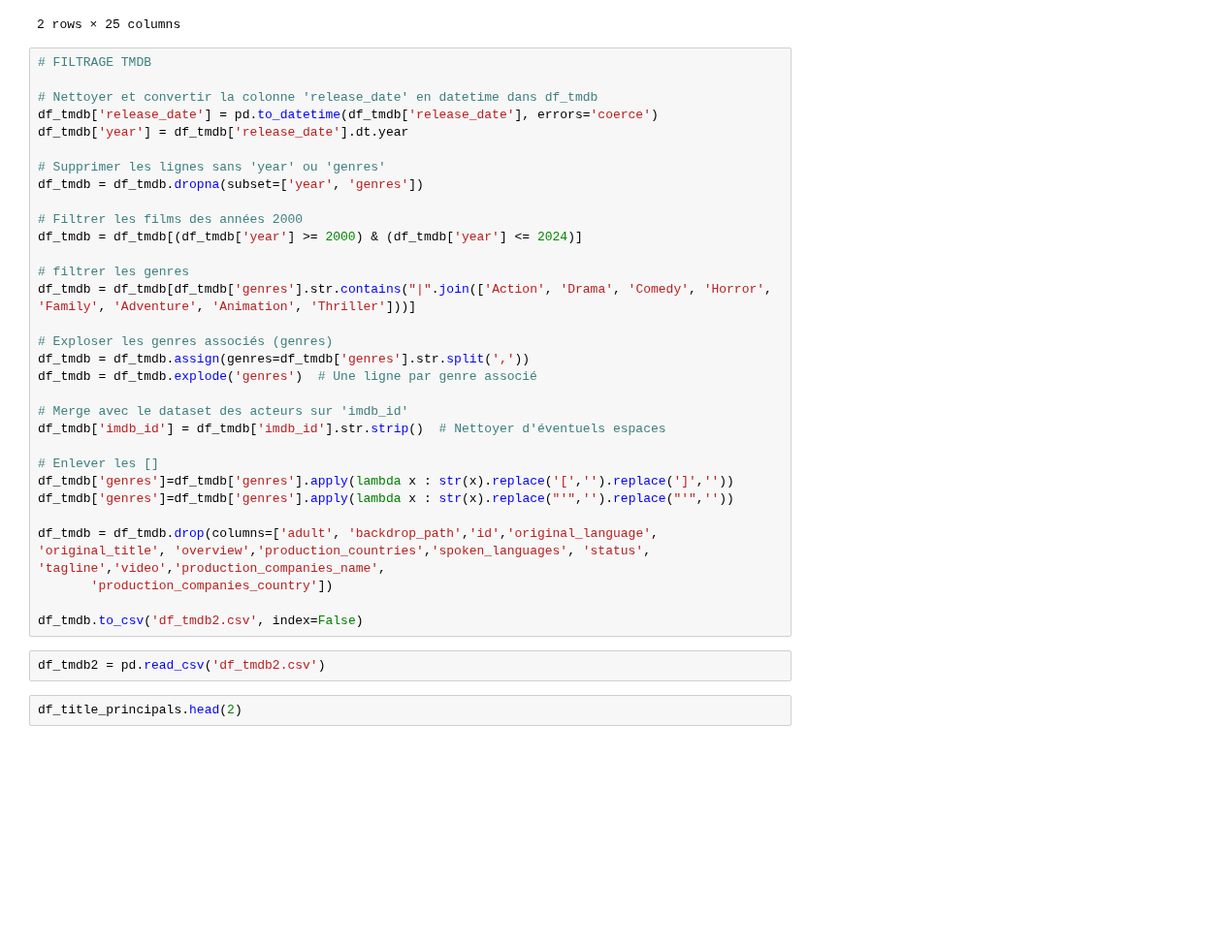
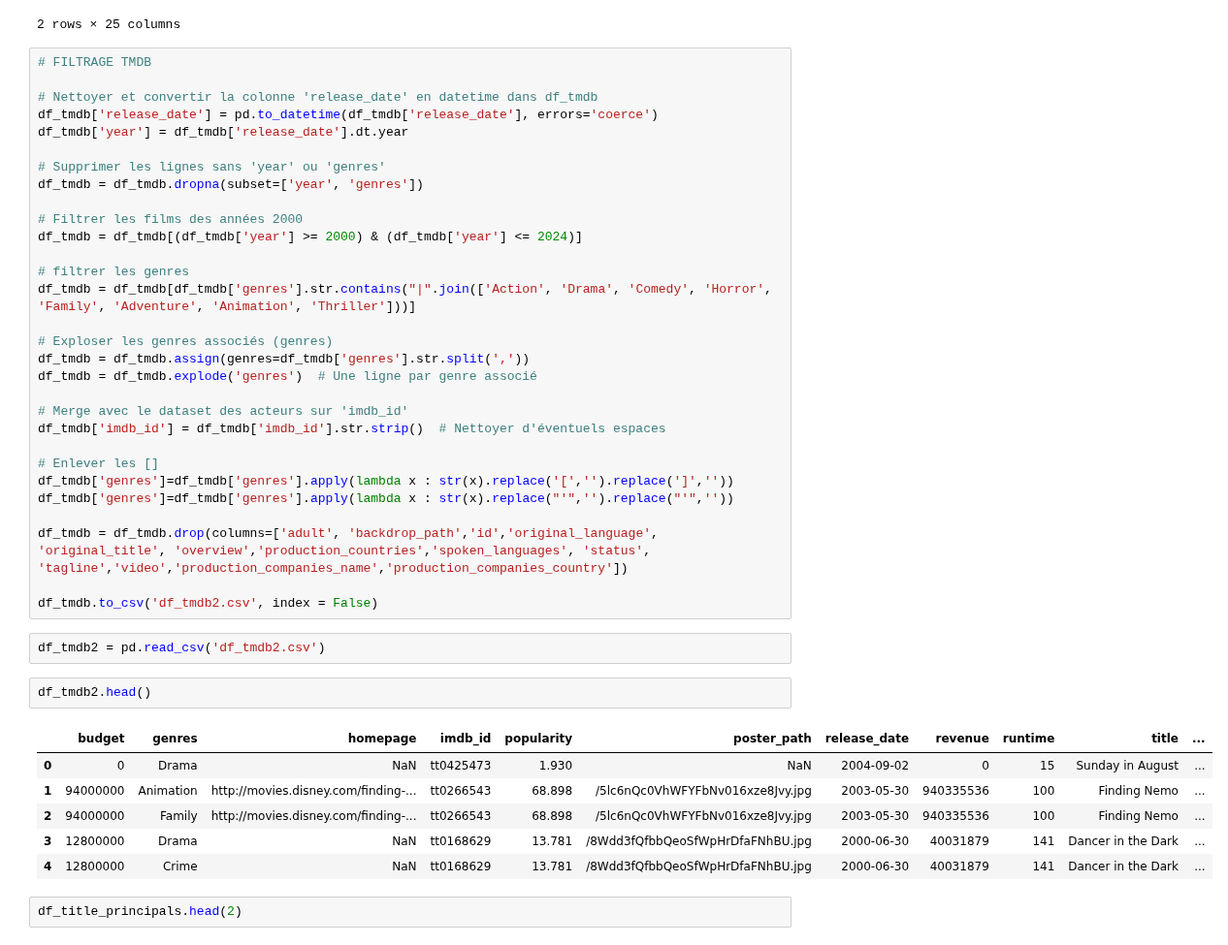
Before and after one commit to aurelieDANIEL2003/projet2_AAA, a Jupyter notebook: Recommendation_b1.ipynb, the cells around one changed output. Shown at 97% size. Cells and saved outputs as stored; diff of their text form; blank space fills up the shorter version.

```diff
--- a/Recommendation_b1.ipynb
+++ b/Recommendation_b1.ipynb
@@ -44,12 +44,20 @@ df_tmdb['imdb_id'] = df_tmdb['imdb_id'].str.strip()  # Nettoyer d'éventuels esp
 df_tmdb['genres']=df_tmdb['genres'].apply(lambda x : str(x).replace('[','').replace(']',''))
 df_tmdb['genres']=df_tmdb['genres'].apply(lambda x : str(x).replace("'",'').replace("'",''))
 
-df_tmdb = df_tmdb.drop(columns=['adult', 'backdrop_path','id','original_language', 'original_title', 'overview','production_countries','spoken_languages', 'status', 'tagline','video','production_companies_name',
-       'production_companies_country'])
+df_tmdb = df_tmdb.drop(columns=['adult', 'backdrop_path','id','original_language', 'original_title', 'overview','production_countries','spoken_languages', 'status', 'tagline','video','production_companies_name','production_companies_country'])
 
-df_tmdb.to_csv('df_tmdb2.csv', index=False)
+df_tmdb.to_csv('df_tmdb2.csv', index = False)
 # %%
 df_tmdb2 = pd.read_csv('df_tmdb2.csv')
+# %%
+df_tmdb2.head()
+# %% [output]
+|  | budget | genres | homepage | imdb_id | popularity | poster_path | release_date | revenue | runtime | title | ... |
+| 0 | 0 | Drama | NaN | tt0425473 | 1.930 | NaN | 2004-09-02 | 0 | 15 | Sunday in August | ... |
+| 1 | 94000000 | Animation | http://movies.disney.com/finding-... | tt0266543 | 68.898 | /5lc6nQc0VhWFYFbNv016xze8Jvy.jpg | 2003-05-30 | 940335536 | 100 | Finding Nemo | ... |
+| 2 | 94000000 | Family | http://movies.disney.com/finding-... | tt0266543 | 68.898 | /5lc6nQc0VhWFYFbNv016xze8Jvy.jpg | 2003-05-30 | 940335536 | 100 | Finding Nemo | ... |
+| 3 | 12800000 | Drama | NaN | tt0168629 | 13.781 | /8Wdd3fQfbbQeoSfWpHrDfaFNhBU.jpg | 2000-06-30 | 40031879 | 141 | Dancer in the Dark | ... |
+| 4 | 12800000 | Crime | NaN | tt0168629 | 13.781 | /8Wdd3fQfbbQeoSfWpHrDfaFNhBU.jpg | 2000-06-30 | 40031879 | 141 | Dancer in the Dark | ... |
 # %%
 df_title_principals.head(2)
 # %% [output]
```
Also changed, not shown: parts of 7 cells of this notebook, 2 other files.
